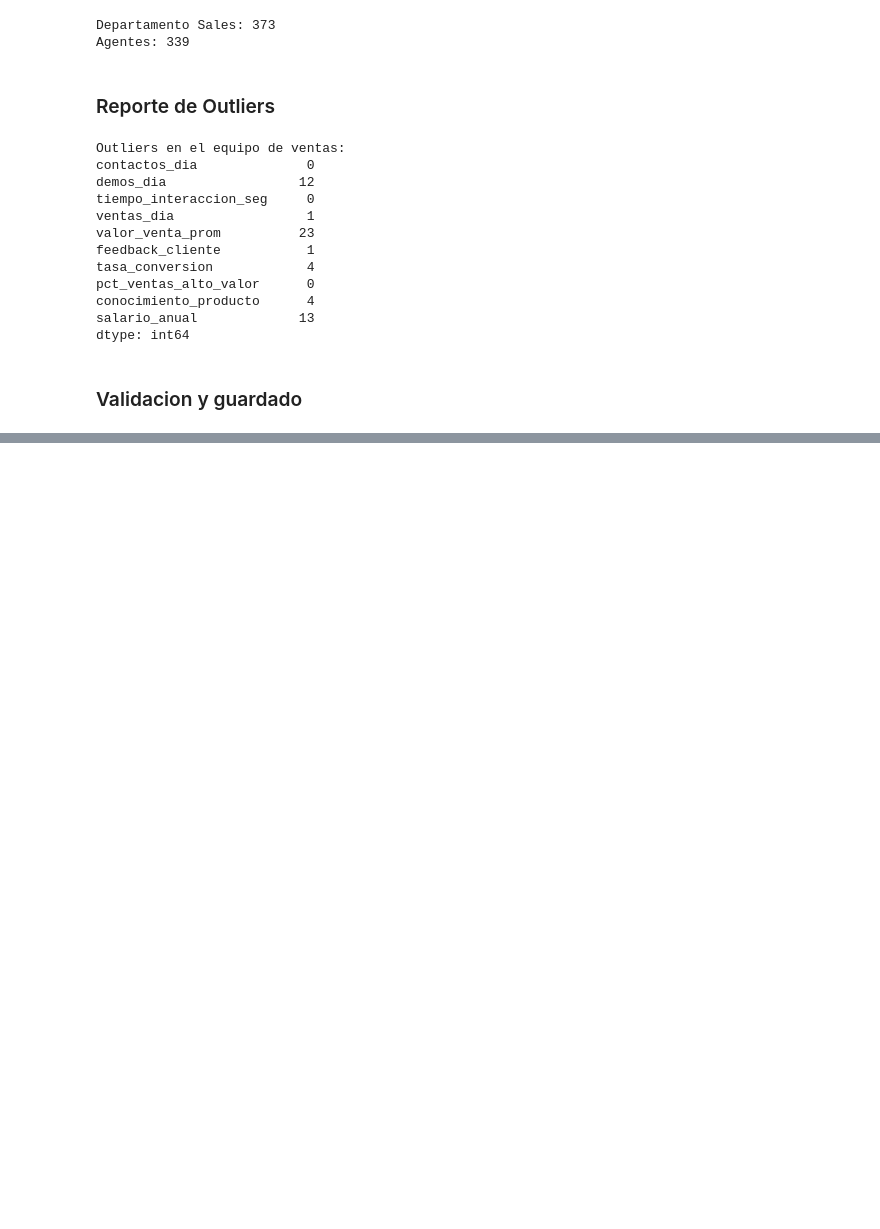
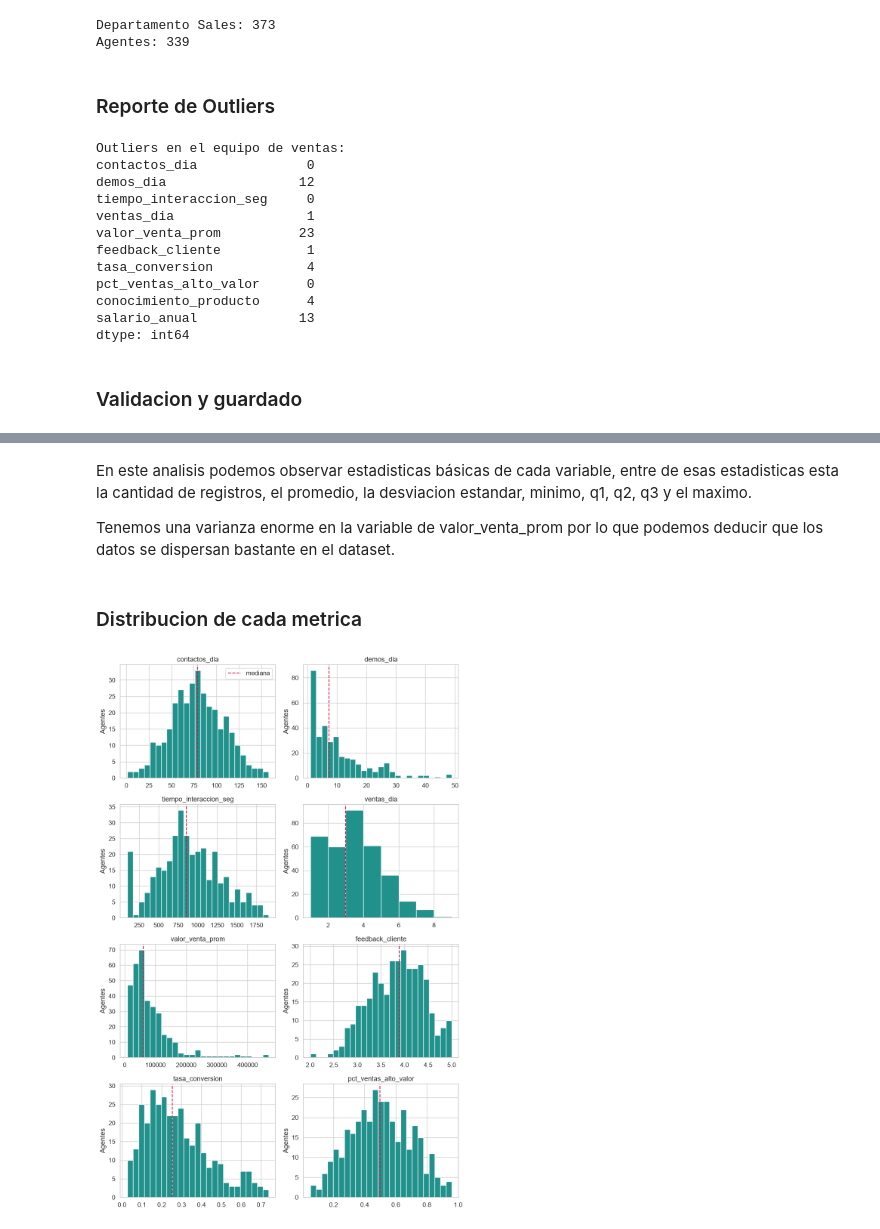
Before and after one commit to jeriel169017-a11y/Mineria-1, a Jupyter notebook: analisis_angentes.ipynb, the cells around one changed output, grey strips where cells are left out. Cells and saved outputs as stored; diff of their text form; code cells hidden in the pictures; blank space fills up the shorter version.

Commit message:
Actualizacion analisis ventas
Se avanza el EDA del dataset de ventas

```diff
--- a/analisis_angentes.ipynb
+++ b/analisis_angentes.ipynb
@@ -209,0 +232,8 @@ df[df["es_ventas"] == 1].to_csv("ventas_limpio.csv", index=False) #Guardamos un
+# %%
+INCLUIR_MANAGERS = False #Exlcuimos a los managers
+v= pd.read_csv("ventas_limpio.csv", sep=",", decimal=".", encoding= "utf-8-sig")
+df= v if INCLUIR_MANAGERS else v[v["es_agente_ventas"] == 1] #Filtramos solo a los agentes de ventas
+df= df.reset_index(drop=True) #Reiniciamos los índices del DataFrame filtrado
+
+print("Registros:",df.shape[0]) #Imprimimos la cantidad de registros del dataset ya filtrado
+print(df["cargo"].value_counts()) #Imprimimos la cantidad de registros por cargo
@@ -209,0 +246,8 @@ df[df["es_ventas"] == 1].to_csv("ventas_limpio.csv", index=False) #Guardamos un
+# %%
+#Definimos las variables de desempeño y perfil que vamos a utilizar en el analisis de los agentes de ventas
+desempeno = ["contactos_dia", "demos_dia", "tiempo_interaccion_seg", "ventas_dia",
+             "valor_venta_prom", "feedback_cliente", "tasa_conversion",
+             "pct_ventas_alto_valor", "interacciones_por_cliente",
+             "conocimiento_producto", "calificacion_desempeno", "prop_clientes_m_vs_f"]
+perfil = ["edad", "exp_total_anios", "anios_empresa", "anios_rol",
+          "salario_anual", "tarifa_hora", "nivel_cargo", "nivel_educativo"]
@@ -209,0 +277,19 @@ df[df["es_ventas"] == 1].to_csv("ventas_limpio.csv", index=False) #Guardamos un
+# %% [markdown]
+En este analisis podemos observar estadisticas básicas de cada variable, entre de esas estadisticas esta la cantidad de registros, el promedio, la desviacion estandar, minimo, q1, q2, q3 y el maximo.
+
+Tenemos una varianza enorme en la variable de valor_venta_prom por lo que podemos deducir que los datos se dispersan bastante en el dataset.
+# %% [markdown]
+### Distribucion de cada metrica
+# %%
+fig, axes = plt.subplots(4, 2, figsize=(10, 15)) #Le damos el formato al grafico
+for ax, c in zip(axes.flat, desempeno): #Seleccionamos cada columna de desempeno y la graficamos en un histograma
+    bins = df[c].nunique() if df[c].nunique() < 10 else 25 #La cantidad de bins depende de la cantidad de valores unicos, si es menor a 10 se hace un bin por cada valor unico, si es mayor a 10 se hace un bin cada 25 valores
+    ax.hist(df[c], bins=bins, color=sns.color_palette("viridis", 1)[0], edgecolor="white")# Se define el color del histograma y el borde de cada barra
+    ax.axvline(df[c].median(), color="crimson", linestyle="--", label="mediana") #Se define la linea de la mediana en color rojo y con un estilo de linea discontinua
+    ax.set_title(c)
+    ax.set_ylabel("Agentes")
+axes.flat[0].legend()
+plt.tight_layout()
+plt.show()
+# %% [output]
+[figure, added]
```
Also changed, not shown: parts of 10 cells of this notebook.
